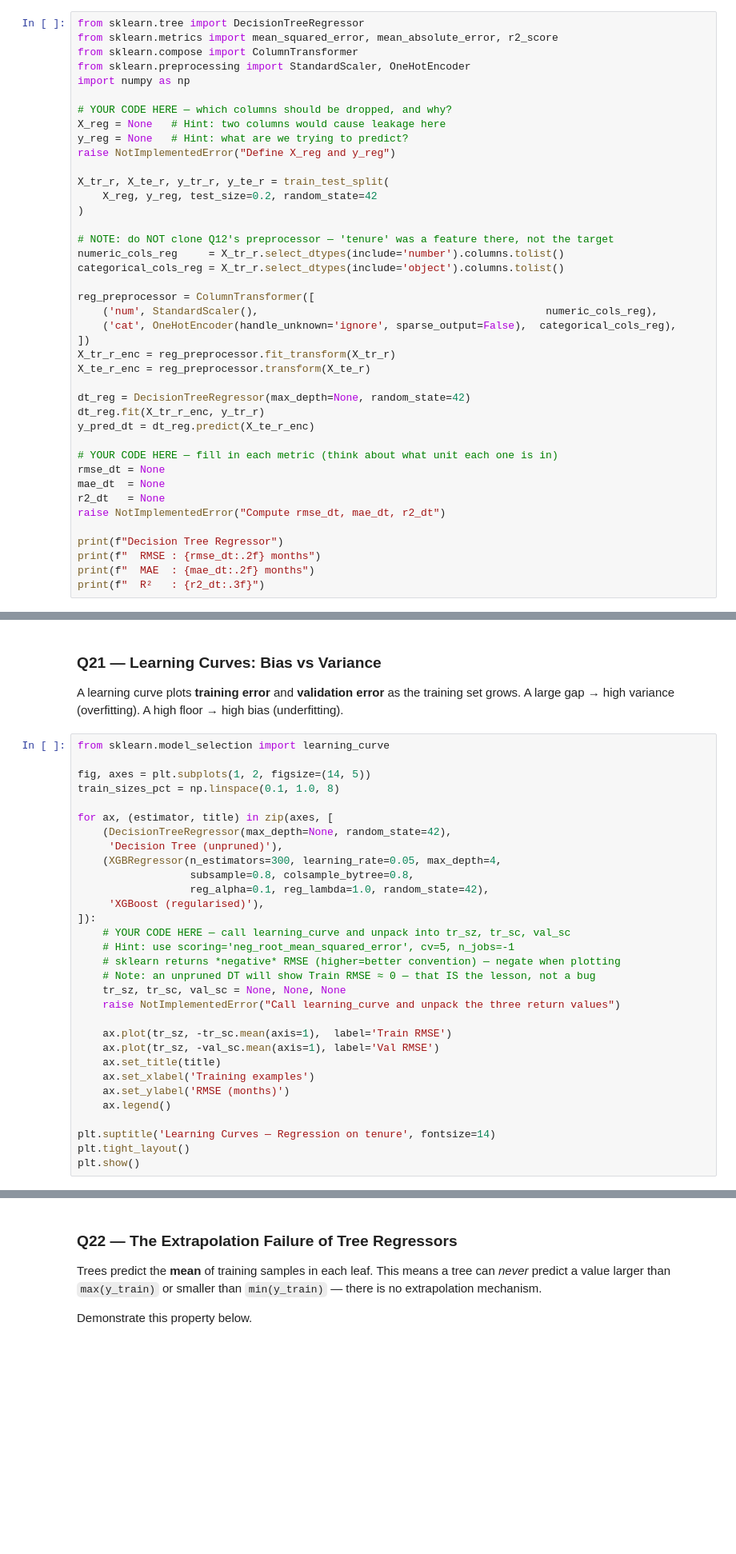
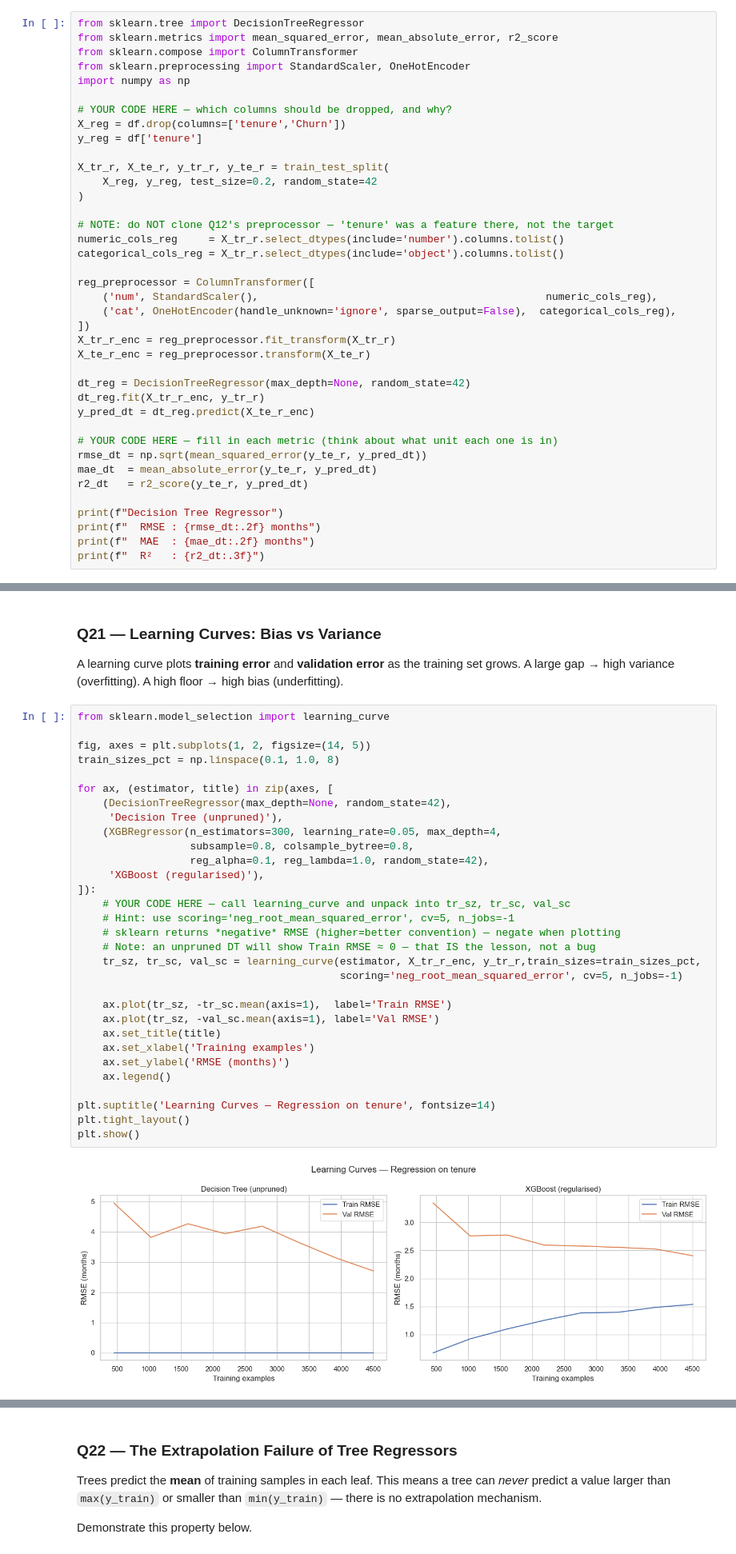
Before and after one commit to Sulav-Koirala/AI-Fellowship-Assignments, a Jupyter notebook: Week 5/W5_Tree-Based Models & Ensembles_Assignment.ipynb, the cells around one changed output, grey strips where cells are left out. Shown at 80% size. Saved outputs shown, nothing was run; the diff lists cells and outputs as text; blank space fills up the shorter version.

```diff
--- a/Week 5/W5_Tree-Based Models & Ensembles_Assignment.ipynb
+++ b/Week 5/W5_Tree-Based Models & Ensembles_Assignment.ipynb
@@ -1118,9 +1171,8 @@ from sklearn.preprocessing import StandardScaler, OneHotEncoder
 import numpy as np
 
 # YOUR CODE HERE — which columns should be dropped, and why?
-X_reg = None   # Hint: two columns would cause leakage here
-y_reg = None   # Hint: what are we trying to predict?
-raise NotImplementedError("Define X_reg and y_reg")
+X_reg = df.drop(columns=['tenure','Churn'])
+y_reg = df['tenure']
 
 X_tr_r, X_te_r, y_tr_r, y_te_r = train_test_split(
     X_reg, y_reg, test_size=0.2, random_state=42
@@ -1142,10 +1194,9 @@ dt_reg.fit(X_tr_r_enc, y_tr_r)
 y_pred_dt = dt_reg.predict(X_te_r_enc)
 
 # YOUR CODE HERE — fill in each metric (think about what unit each one is in)
-rmse_dt = None
-mae_dt  = None
-r2_dt   = None
-raise NotImplementedError("Compute rmse_dt, mae_dt, r2_dt")
+rmse_dt = np.sqrt(mean_squared_error(y_te_r, y_pred_dt))
+mae_dt  = mean_absolute_error(y_te_r, y_pred_dt)
+r2_dt   = r2_score(y_te_r, y_pred_dt)
 
 print(f"Decision Tree Regressor")
 print(f"  RMSE : {rmse_dt:.2f} months")
@@ -1207,34 +1272,36 @@ grows.  A large gap → high variance (overfitting).  A high floor → high bias
 # %%
 from sklearn.model_selection import learning_curve
 
 fig, axes = plt.subplots(1, 2, figsize=(14, 5))
 train_sizes_pct = np.linspace(0.1, 1.0, 8)
 
 for ax, (estimator, title) in zip(axes, [
     (DecisionTreeRegressor(max_depth=None, random_state=42),
      'Decision Tree (unpruned)'),
     (XGBRegressor(n_estimators=300, learning_rate=0.05, max_depth=4,
                   subsample=0.8, colsample_bytree=0.8,
                   reg_alpha=0.1, reg_lambda=1.0, random_state=42),
      'XGBoost (regularised)'),
 ]):
     # YOUR CODE HERE — call learning_curve and unpack into tr_sz, tr_sc, val_sc
     # Hint: use scoring='neg_root_mean_squared_error', cv=5, n_jobs=-1
     # sklearn returns *negative* RMSE (higher=better convention) — negate when plotting
     # Note: an unpruned DT will show Train RMSE ≈ 0 — that IS the lesson, not a bug
-    tr_sz, tr_sc, val_sc = None, None, None
-    raise NotImplementedError("Call learning_curve and unpack the three return values")
+    tr_sz, tr_sc, val_sc = learning_curve(estimator, X_tr_r_enc, y_tr_r,train_sizes=train_sizes_pct,
+                                          scoring='neg_root_mean_squared_error', cv=5, n_jobs=-1)
 
     ax.plot(tr_sz, -tr_sc.mean(axis=1),  label='Train RMSE')
     ax.plot(tr_sz, -val_sc.mean(axis=1), label='Val RMSE')
     ax.set_title(title)
     ax.set_xlabel('Training examples')
     ax.set_ylabel('RMSE (months)')
     ax.legend()
 
 plt.suptitle('Learning Curves — Regression on tenure', fontsize=14)
 plt.tight_layout()
 plt.show()
+# %% [output]
+[figure, added]
 # %% [markdown]
 ✍️ **Reflect — Q21:** Compare the two plots.
 - Which model shows a larger train/val gap at small training sizes?
```
Also changed, not shown: parts of 12 cells of this notebook, 1 other file.
